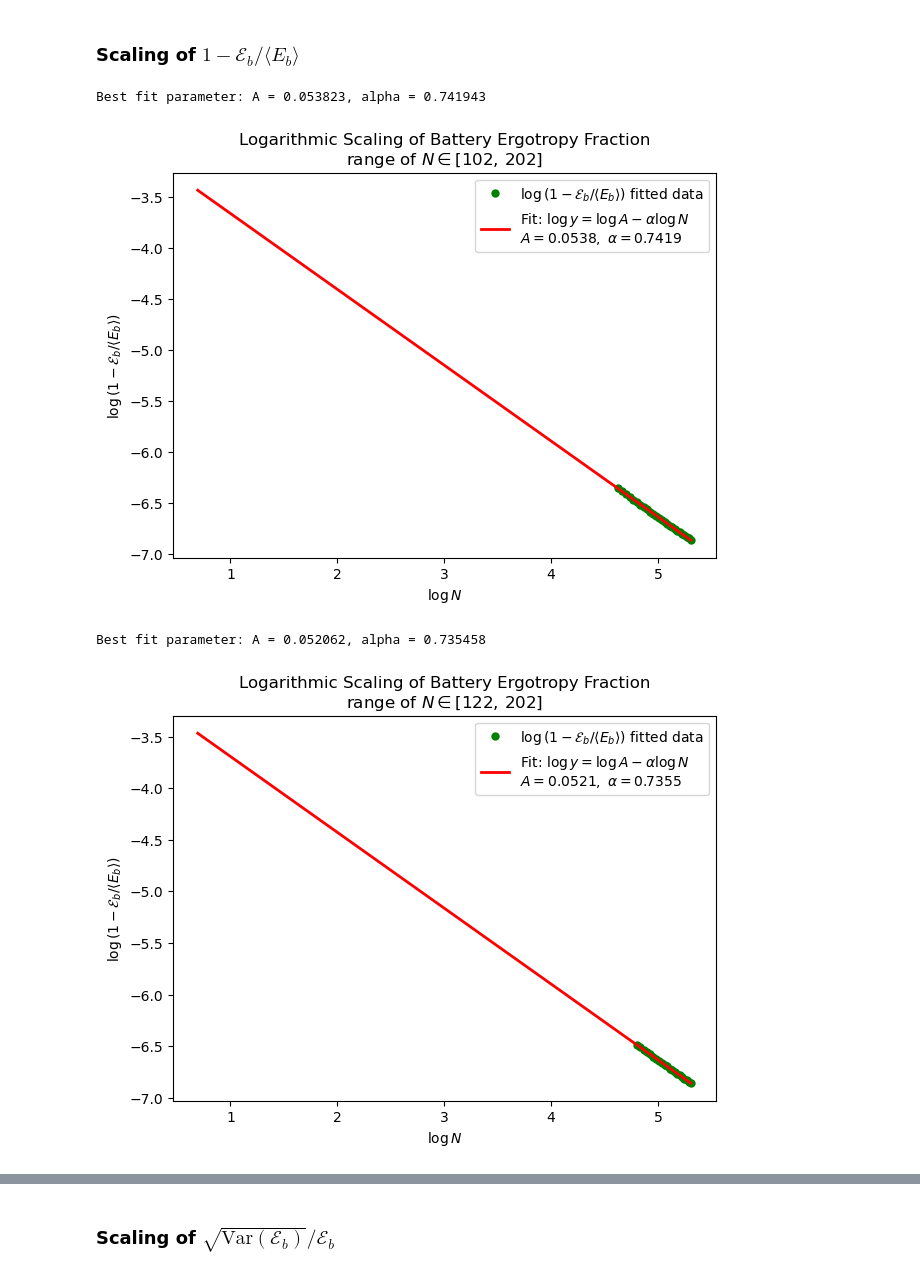
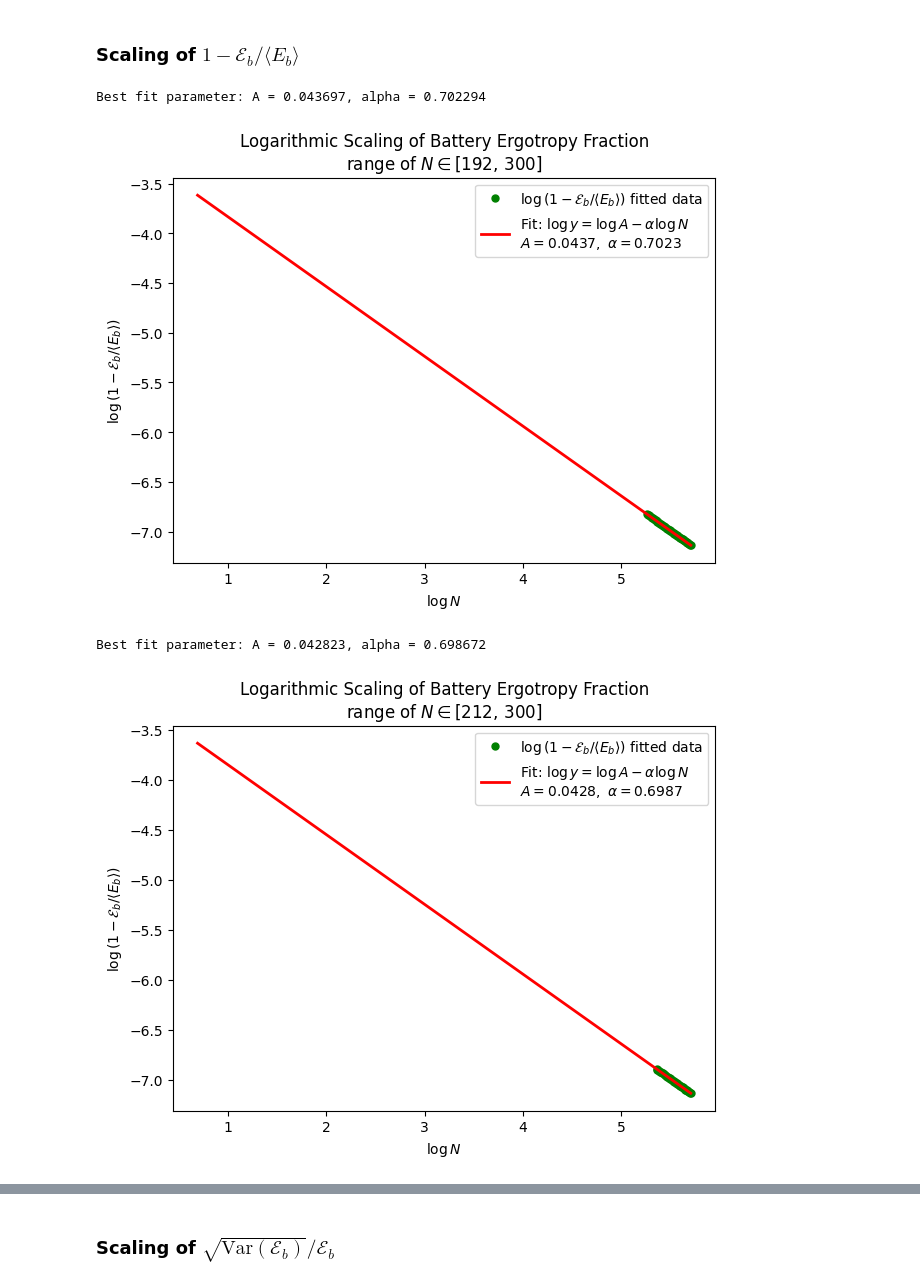
Before and after one commit to gbhanja/ERGO_FLUC_parallel_codes, a Jupyter notebook: Plot_fit_OP.ipynb, the cells around one changed output, grey strips where cells are left out. Saved outputs shown, nothing was run; the diff lists cells and outputs as text; code cells hidden in the pictures.

```diff
--- a/Plot_fit_OP.ipynb
+++ b/Plot_fit_OP.ipynb
@@ -6,7 +6,7 @@ import os
 
 downloads = os.path.join(os.path.expanduser("~"), "Downloads")
 
-filename = os.path.join(downloads, "Fluc_erg_OP.npz")
+filename = os.path.join(downloads, "Fluc_erg_OP_new.npz")
 
 data = np.load(filename)
 
@@ -16,6 +16,7 @@ E_ergo = data["Eerg"]
 E_var = data["variance"]
 E_ratio = data["ratio"]
 E_B = data["Eb"]
+purity = data["purity"]
 
 # derived quantities
 F_ratio = np.sqrt(E_var) / E_ergo
@@ -38,8 +90,8 @@ def log_fit1(log_N, logA, alpha1):
 y_full = 1 - np.array(E_ratio)
 
 # Restrict fitting data
-N_data1 = N_arr[25:51]
-y_data1 = y_full[25:51]
+N_data1 = N_arr[95:150]
+y_data1 = y_full[95:150]
 
 # Keep only positive values for the logarithm
 mask = (N_data1 > 0) & (y_data1 > 0)
@@ -62,35 +114,35 @@ print(f"Best fit parameter: A = {A_opt:.6f}, alpha = {alpha_opt:.6f}")
 
 # Smooth curve over FULL N range
 N_smooth = np.linspace(min(N_arr), max(N_arr), 300)
 
 y_smooth = A_opt / (N_smooth**alpha_opt)
 
 plt.figure(figsize=(7, 5))
 
 # Plot FULL dataset with faded colours
 # plt.plot(np.log(N_arr[y_full > 0]), np.log(y_full[y_full > 0]), 'o', color='y', markersize=5, alpha=0.5,label=r"$\log\left(1 - \mathcal{E}_b / \langle E_b \rangle\right)$ data excluded")
 
 # Plot restricted fitted data
 plt.plot(log_N, log_y, 'o', color='g', markersize=5, label=r"$\log\left(1 - \mathcal{E}_b / \langle E_b \rangle\right)$ fitted data")
 
 # Plot fitted line over FULL range
 plt.plot(np.log(N_smooth), np.log(y_smooth), '-', color='r', linewidth=2, label=(
         rf'Fit: $\log y = \log A - \alpha \log N$'
         '\n'
         rf'$A={A_opt:.4f},\ \alpha={alpha_opt:.4f}$'))
 
 plt.xlabel(r"$\log N$")
 plt.ylabel(r"$\log\left(1 - \mathcal{E}_b / \langle E_b \rangle\right)$")
 plt.title(
     rf"Logarithmic Scaling of Battery Ergotropy Fraction"
     "\n"
     rf"range of $N \in [{N_fit1[0]},\, {N_fit1[-1]}]$"
 )
 plt.legend()
 plt.show()
 # %% [output]
-Best fit parameter: A = 0.053823, alpha = 0.741943
+Best fit parameter: A = 0.043697, alpha = 0.702294
-[figure, old version]
+[figure, new version]
 # %%
 ###################################
 # Scaling using a logarithmic plot
@@ -107,8 +159,8 @@ def log_fit1(log_N, logA, alpha1):
 y_full = 1 - np.array(E_ratio)
 
 # Restrict fitting data
-N_data1 = N_arr[30:51]
-y_data1 = y_full[30:51]
+N_data1 = N_arr[105:150]
+y_data1 = y_full[105:150]
 
 # Keep only positive values for the logarithm
 mask = (N_data1 > 0) & (y_data1 > 0)
@@ -158,8 +210,8 @@ plt.title(
 plt.legend()
 plt.show()
 # %% [output]
-Best fit parameter: A = 0.052062, alpha = 0.735458
+Best fit parameter: A = 0.042823, alpha = 0.698672
-[figure, old version]
+[figure, new version]
 # %%
 ###################################
 # Scaling using a logarithmic plot
```
Also changed, not shown: parts of 8 cells of this notebook, 1 other file.
